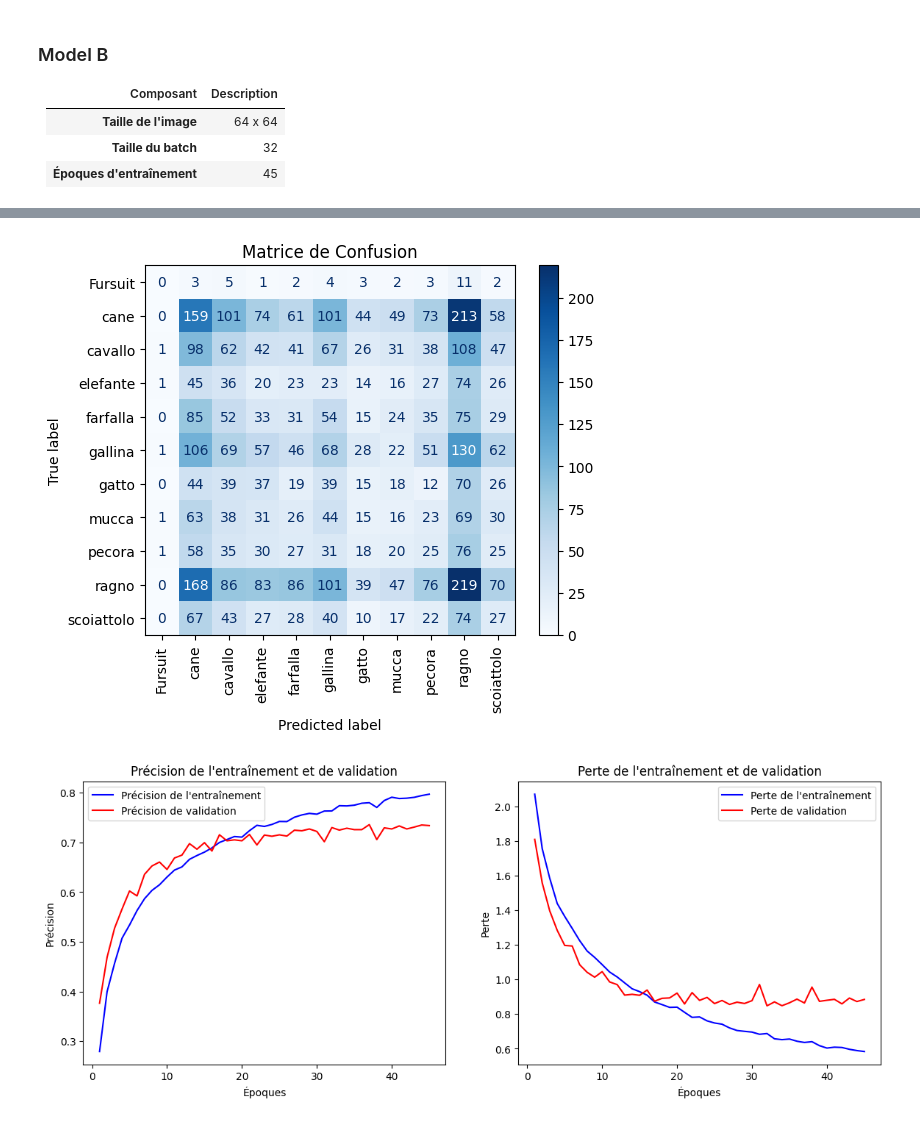
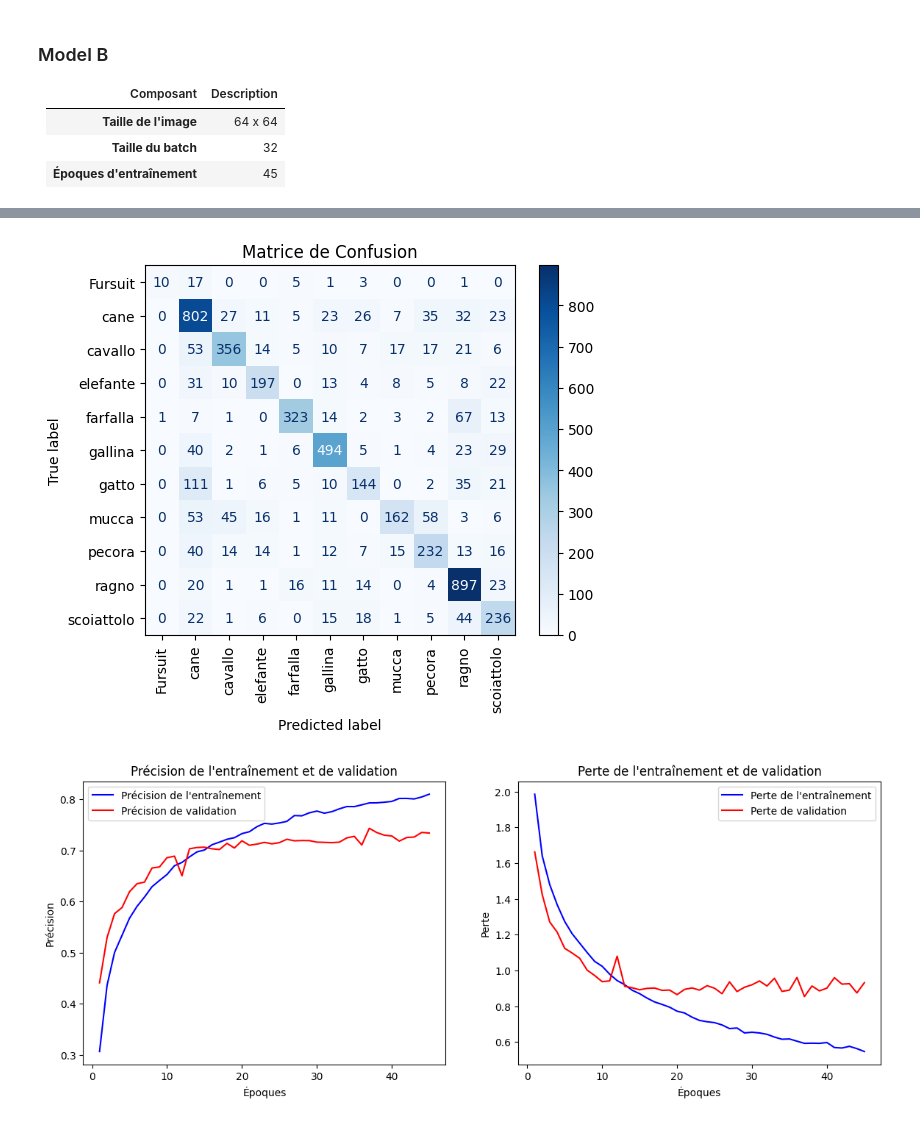
Before and after one commit to KevenJAntenor/FurVision-Deep-Learning-Animal-Fursuit-Classifier, a Jupyter notebook: 5_Resseaux.ipynb, the cells around one changed output, grey strips where cells are left out. Saved outputs shown, nothing was run; the diff lists cells and outputs as text; code cells hidden in the pictures.

```diff
--- a/5_Resseaux.ipynb
+++ b/5_Resseaux.ipynb
@@ -7,12 +14,18 @@ import tensorflow as tf
 import numpy as np
 from tensorflow.keras.preprocessing import image
 import h5py
+import os
+import logging
+
+# Configurer les avertissements de TensorFlow
+os.environ['TF_CPP_MIN_LOG_LEVEL'] = '2'
+logging.getLogger('absl').setLevel(logging.ERROR)
 
 # Charger le modèle
-model = tf.keras.models.load_model('model-B.h5')
+model = tf.keras.models.load_model('modele-B.h5')
 
 # Charger les noms des classes depuis le fichier HDF5
-with h5py.File('model-B.h5', 'r') as f:
+with h5py.File('modele-B.h5', 'r') as f:
     class_names = [name.decode('utf-8') for name in f.attrs['class_names']]
 
 # Dictionnaire de traduction de l'italien au français
@@ -56,5 +69,5 @@ def predire_image(img_path):
 
 
 # Exemple de prédiction
-predire_image('chien1.jpeg')
+predire_image('Test/oveja2.jpeg')
 # %% [output]
@@ -213,7 +241,6 @@ WARNING:absl:You are saving your model as an HDF5 file via `model.save()` or `ke
 | **Taille du batch**      | 32                                                                      |
 | **Époques d'entraînement** | 45                                                                   |
 # %%
-import tensorflow as tf
 import numpy as np
 import matplotlib.pyplot as plt
 from sklearn.metrics import confusion_matrix, ConfusionMatrixDisplay
@@ -236,10 +263,11 @@ dataset = tf.keras.preprocessing.image_dataset_from_directory(
 # Obtenir les noms des classes
 class_names = dataset.class_names
 
+# Appliquer le prétraitement sur le dataset
 dataset = dataset.map(preprocess_image)
 
 # Nombre de classes (ajustez en fonction du nombre réel de classes)
-NUM_CLASSES = 11
+NUM_CLASSES = len(class_names)
 
 # Révision de l'architecture du modèle avec Dropout
 model1 = tf.keras.Sequential([
@@ -269,7 +297,7 @@ model1.compile(optimizer='adam',
 
 # Fonction pour diviser le dataset
 def split_dataset(dataset, split_ratio=0.8):
-    dataset_size = len(dataset)
+    dataset_size = len(list(dataset))
     split_index = int(dataset_size * split_ratio)
     train_dataset = dataset.take(split_index)
     val_dataset = dataset.skip(split_index)
@@ -286,15 +314,24 @@ history = model1.fit(
 )
 
 # Sauvegarder le modèle
-model1.save('model-B.h5')
+model1.save('modele-B.h5')
 
 # Ajouter les noms des classes dans le fichier HDF5
-with h5py.File('model-B.h5', 'a') as f:
+with h5py.File('modele-B.h5', 'a') as f:
     f.attrs['class_names'] = np.string_(class_names)
 
+# Fonction pour obtenir les labels et prédictions
+def get_labels_and_predictions(dataset, model):
+    all_labels = []
+    all_predictions = []
+    for images, labels in dataset:
+        predictions = model.predict(images)
+        all_labels.append(labels.numpy())
+        all_predictions.append(np.argmax(predictions, axis=-1))
+    return np.concatenate(all_labels), np.concatenate(all_predictions)
+
 # Évaluation du modèle
-val_labels = np.concatenate([y for x, y in val_dataset], axis=0)
-val_predictions = np.argmax(model1.predict(val_dataset), axis=-1)
+val_labels, val_predictions = get_labels_and_predictions(val_dataset, model1)
 
 # Matrice de confusion
 cm = confusion_matrix(val_labels, val_predictions)
@@ -353,5 +407,5 @@ WARNING:absl:You are saving your model as an HDF5 file via `model.save()` or `ke
-[figure, old version]
+[figure, new version]
-[figure, old version]
+[figure, new version]
 # %% [markdown]
 ### Model C
 
```
Also changed, not shown: parts of 14 cells of this notebook, 53 other files.
